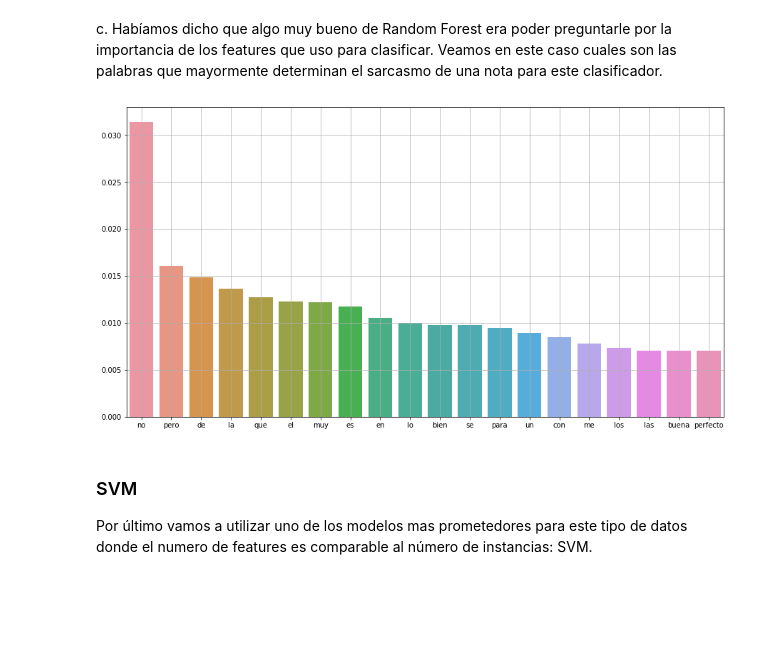
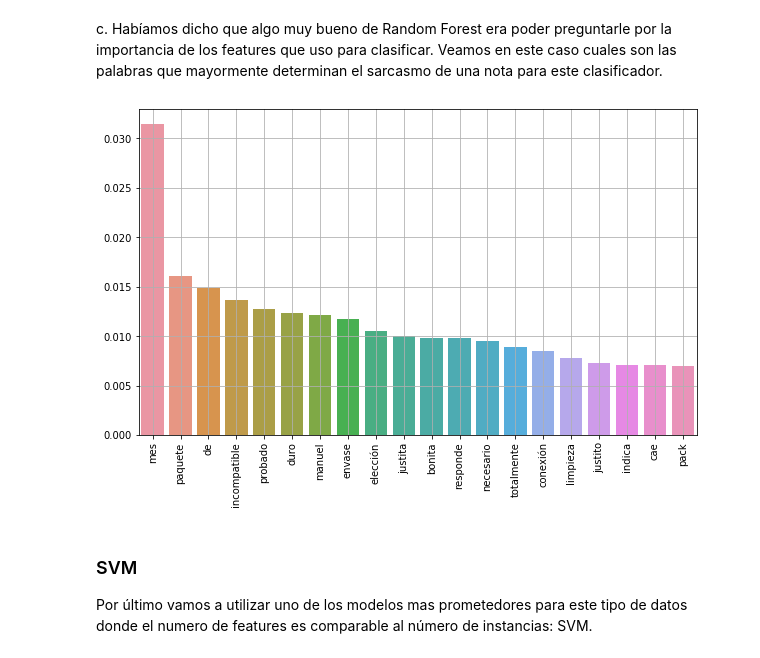
Before and after one commit to panasabena/Procesamiento_de_lenguaje_Natural, a Jupyter notebook: TP3 Sabena Francisco Alfredo.ipynb, the cells around one changed output. Cells and saved outputs as stored; diff of their text form; code cells hidden in the pictures; blank space fills up the shorter version.

```diff
--- a/TP3 Sabena Francisco Alfredo.ipynb
+++ b/TP3 Sabena Francisco Alfredo.ipynb
@@ -1333 +1336,4 @@ print("50 palabras mas usadas:\n",all_words[0:50])
+# %%
+matriz_comentarios_one_star=matriz_comentarios_one_star.toarray()
+matriz_titulos=matriz_titulos.toarray()
 # %%
@@ -1358,5 +1362,5 @@ x = panda.drop(columns=["stars"])
 # %%
-x = pc30.drop(columns=["stars",'review_id','product_id','reviewer_id','language','product_category','review_body_tokenizado'])
+x = matriz_comentarios_one_star
 y = is_what
 
 from sklearn.model_selection import train_test_split
@@ -1419,23 +1454,24 @@ c. Habíamos dicho que algo muy bueno de Random Forest era poder preguntarle por
 # %%
 # Le preguntamos la importancia de cada feature (cada palabra)
 importances = rf.feature_importances_
 # Tomamos la lista de palabras
 all_words = cou_vec.get_feature_names()
 columns = all_words
 
 # Ordenamos por importnacia y tomamos las 20 primeras
 indices = np.argsort(importances)[::-1]
 indices = indices[:20]
 selected_columns = [columns[i] for i in indices]
 selected_importances = importances[indices]
 
 # Por ultimo graficamos
-plt.figure(figsize = (15,8))
+plt.figure(figsize = (10,6))
 sns.barplot(selected_columns, selected_importances)
+plt.xticks(rotation=90)
 plt.grid()
 plt.show()
 # %% [output]
-[figure, old version]
+[figure, new version]
 # %% [markdown]
 ### SVM
 Por último vamos a utilizar uno de los modelos mas prometedores para este tipo de datos donde el numero de features es comparable al número de instancias: SVM.
```
Also changed, not shown: parts of 19 cells of this notebook, 1 other file.
